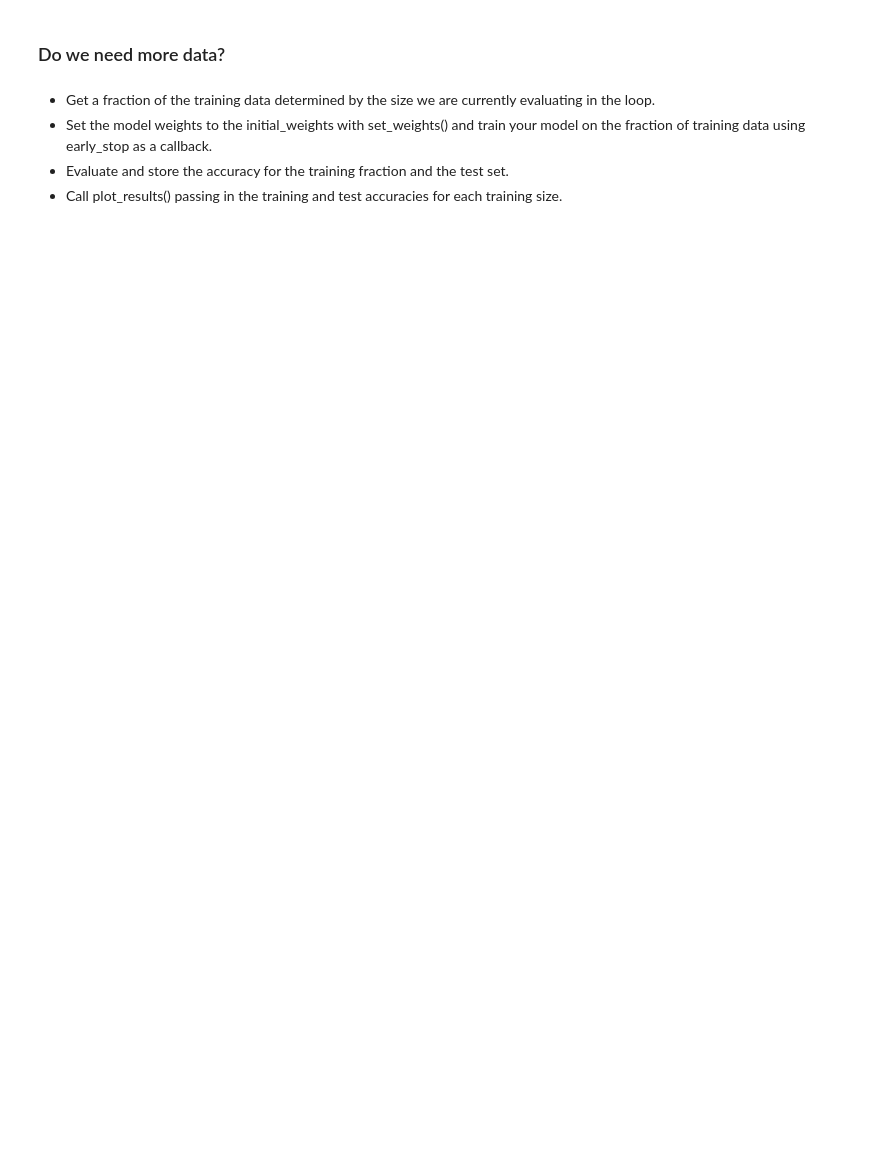
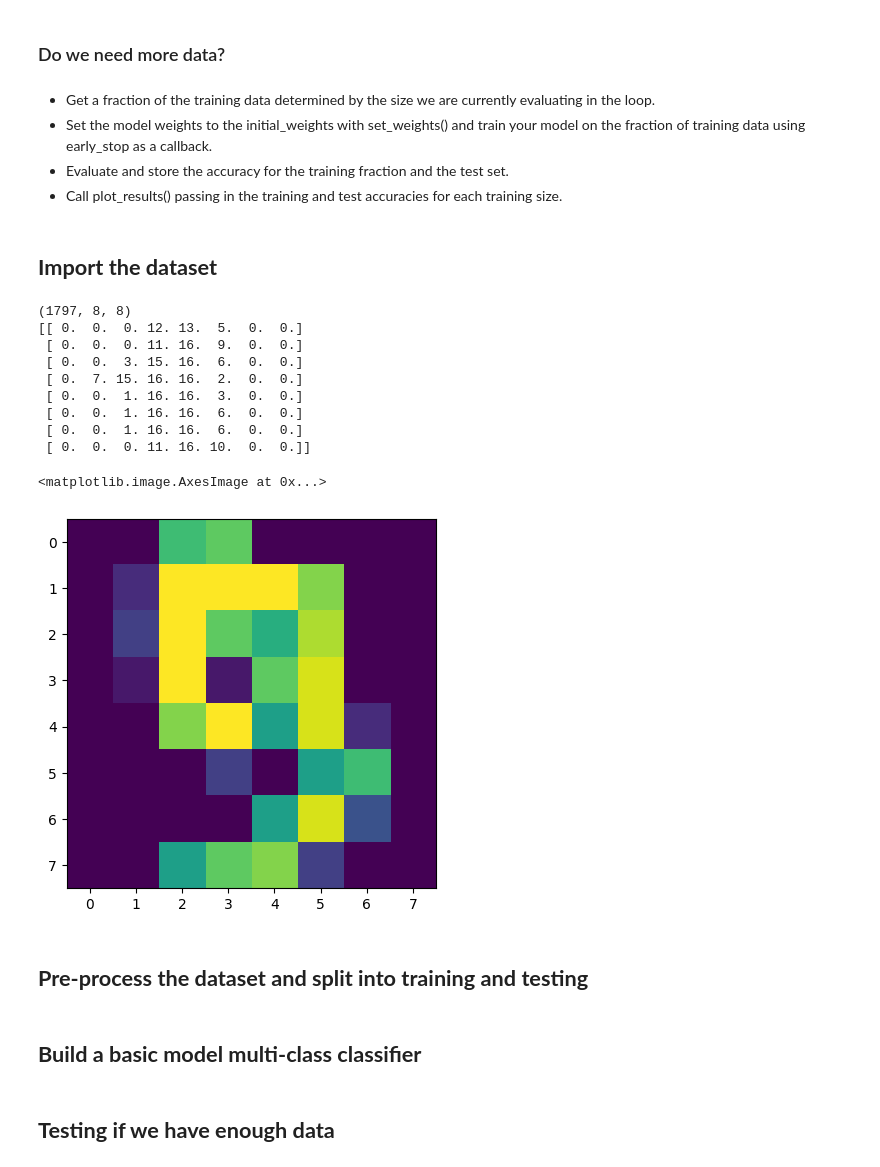
Before and after one commit to khameelbm/2024-Intro-to-Keras, a Jupyter notebook: 05_Image_classification.ipynb, the cells around one changed output. Saved outputs shown, nothing was run; the diff lists cells and outputs as text; code cells hidden in the pictures; blank space fills up the shorter version.

Commit message:
Kaggle Notebook | 05_Image_classification | Version 1

```diff
--- a/05_Image_classification.ipynb
+++ b/05_Image_classification.ipynb
@@ -25,0 +27,29 @@ from sklearn import datasets
+# %% [markdown]
+## **Import the dataset**
+# %%
+from sklearn import datasets
+from sklearn.model_selection import train_test_split
+import matplotlib.pyplot as plt
+
+digit_images = datasets.load_digits()
+
+## The explanatory variables or input data are stored in the .images attribute
+## Likewise, the target variable are stored in the .target attribute
+print(digit_images.images.shape)
+print(digit_images.images[1])
+
+plt.imshow(digit_images.images[9])
+# %% [output]
+(1797, 8, 8)
+[[ 0.  0.  0. 12. 13.  5.  0.  0.]
+ [ 0.  0.  0. 11. 16.  9.  0.  0.]
+ [ 0.  0.  3. 15. 16.  6.  0.  0.]
+ [ 0.  7. 15. 16. 16.  2.  0.  0.]
+ [ 0.  0.  1. 16. 16.  3.  0.  0.]
+ [ 0.  0.  1. 16. 16.  6.  0.  0.]
+ [ 0.  0.  1. 16. 16.  6.  0.  0.]
+ [ 0.  0.  0. 11. 16. 10.  0.  0.]]
+<matplotlib.image.AxesImage at 0x...>
+[figure, added]
+# %% [markdown]
+## **Pre-process the dataset and split into training and testing**
@@ -25,0 +70,2 @@ from sklearn import datasets
+# %% [markdown]
+## **Build a basic model multi-class classifier**
@@ -25,0 +86,2 @@ from sklearn import datasets
+# %% [markdown]
+## **Testing if we have enough data**
```
Also changed, not shown: parts of 6 cells of this notebook.
